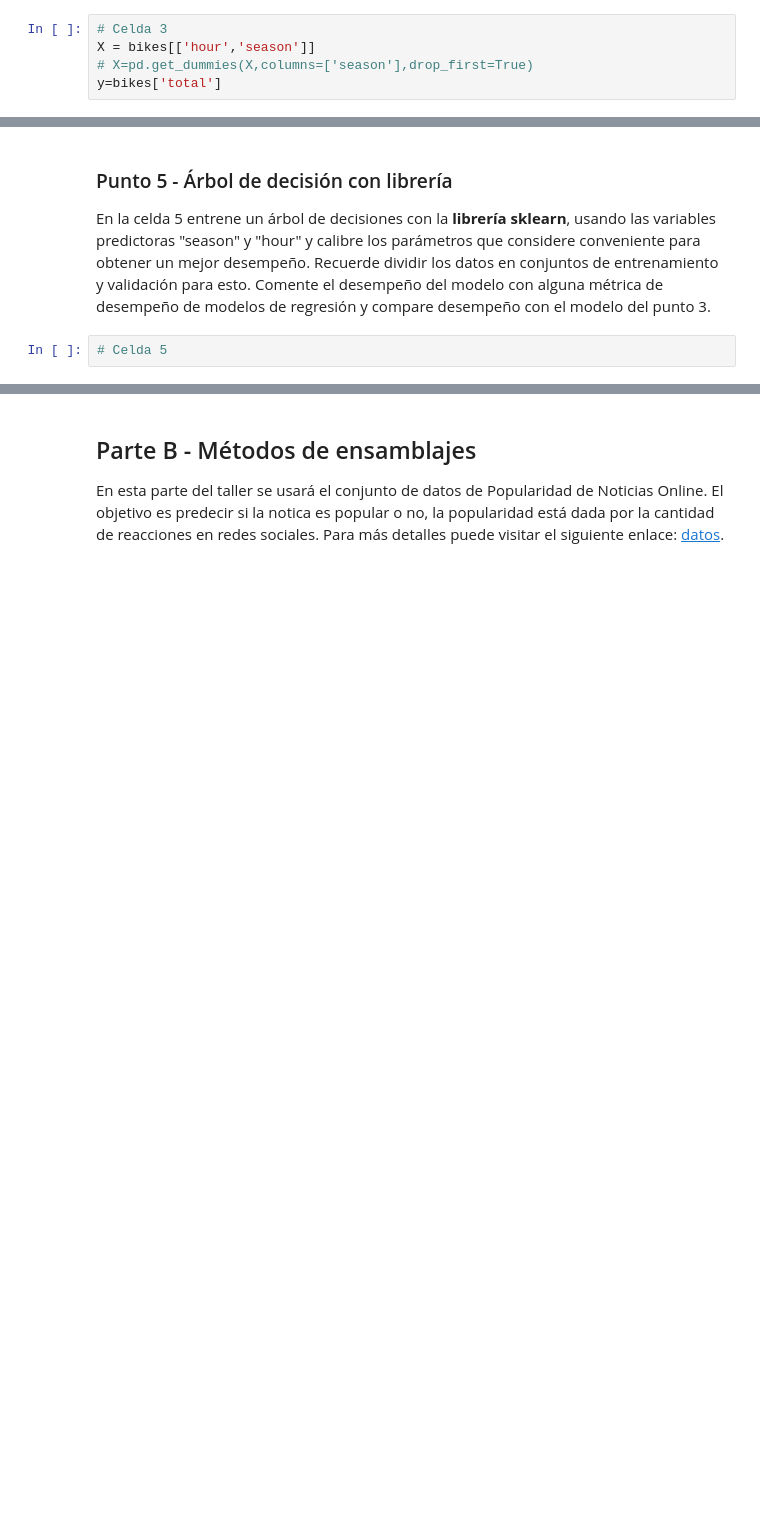
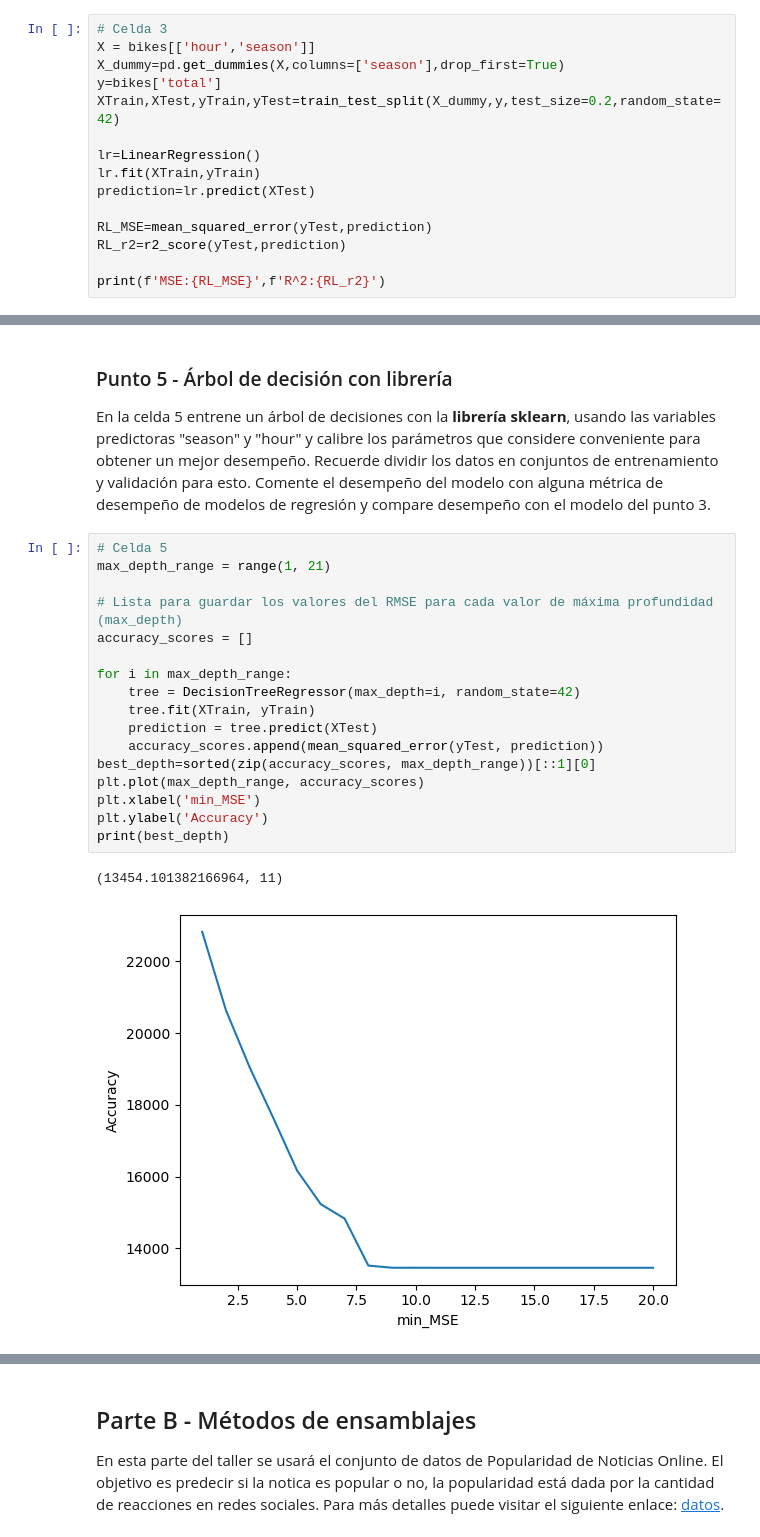
Before and after one commit to anfisbena/MIAD_NLP_2024, a Jupyter notebook: Semana 1/S1TC1_arboles_ensamblajes.ipynb, the cells around one changed output, grey strips where cells are left out. Drawn from its saved outputs; the diff is of its cells as text; blank space fills up the shorter version.

```diff
--- a/Semana 1/S1TC1_arboles_ensamblajes.ipynb
+++ b/Semana 1/S1TC1_arboles_ensamblajes.ipynb
@@ -204,5 +208,15 @@ En la celda 3 ajuste un modelo de regresión lineal a todo el conjunto de datos,
 # %%
 # Celda 3
 X = bikes[['hour','season']]
-# X=pd.get_dummies(X,columns=['season'],drop_first=True)
+X_dummy=pd.get_dummies(X,columns=['season'],drop_first=True)
 y=bikes['total']
+XTrain,XTest,yTrain,yTest=train_test_split(X_dummy,y,test_size=0.2,random_state=42)
+
+lr=LinearRegression()
+lr.fit(XTrain,yTrain)
+prediction=lr.predict(XTest)
+
+RL_MSE=mean_squared_error(yTest,prediction)
+RL_r2=r2_score(yTest,prediction)
+
+print(f'MSE:{RL_MSE}',f'R^2:{RL_r2}')
@@ -214,5 +342,23 @@ En la celda 4 cree un árbol de decisiones para pronosticar la variable "total"
 # %% [markdown]
 ### Punto 5 - Árbol de decisión con librería
 En la celda 5 entrene un árbol de decisiones con la **librería sklearn**, usando las variables predictoras "season" y "hour" y calibre los parámetros que considere conveniente para obtener un mejor desempeño. Recuerde dividir los datos en conjuntos de entrenamiento y validación para esto. Comente el desempeño del modelo con alguna métrica de desempeño de modelos de regresión y compare desempeño con el modelo del punto 3.
-# %%
-# Celda 5
+# %%
+# Celda 5
+max_depth_range = range(1, 21)
+
+# Lista para guardar los valores del RMSE para cada valor de máxima profundidad (max_depth)
+accuracy_scores = []
+
+for i in max_depth_range:
+    tree = DecisionTreeRegressor(max_depth=i, random_state=42)
+    tree.fit(XTrain, yTrain)
+    prediction = tree.predict(XTest)
+    accuracy_scores.append(mean_squared_error(yTest, prediction))
+best_depth=sorted(zip(accuracy_scores, max_depth_range))[::1][0]
+plt.plot(max_depth_range, accuracy_scores)
+plt.xlabel('min_MSE')
+plt.ylabel('Accuracy')
+print(best_depth)
+# %% [output]
+(13454.101382166964, 11)
+[figure, added]
```
Also changed, not shown: parts of 27 cells of this notebook, 1 other file.
